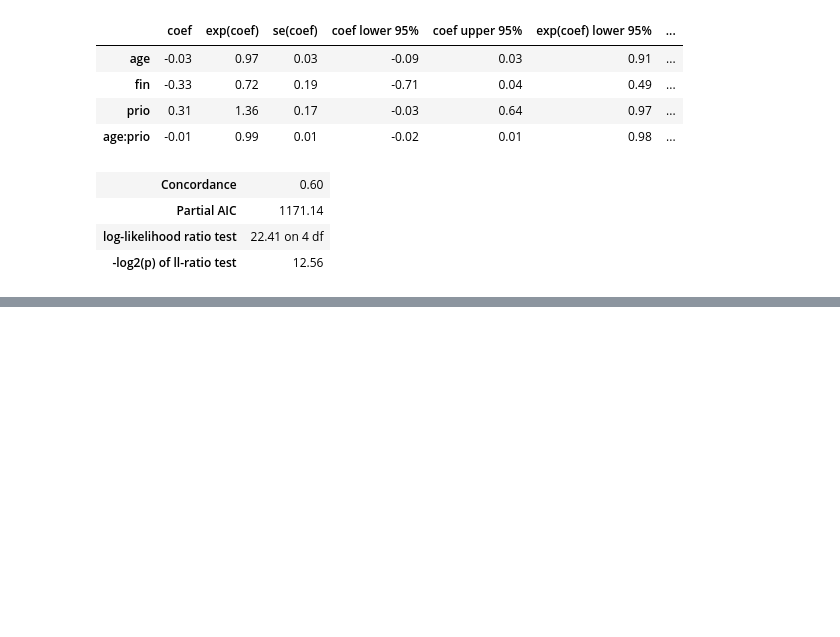
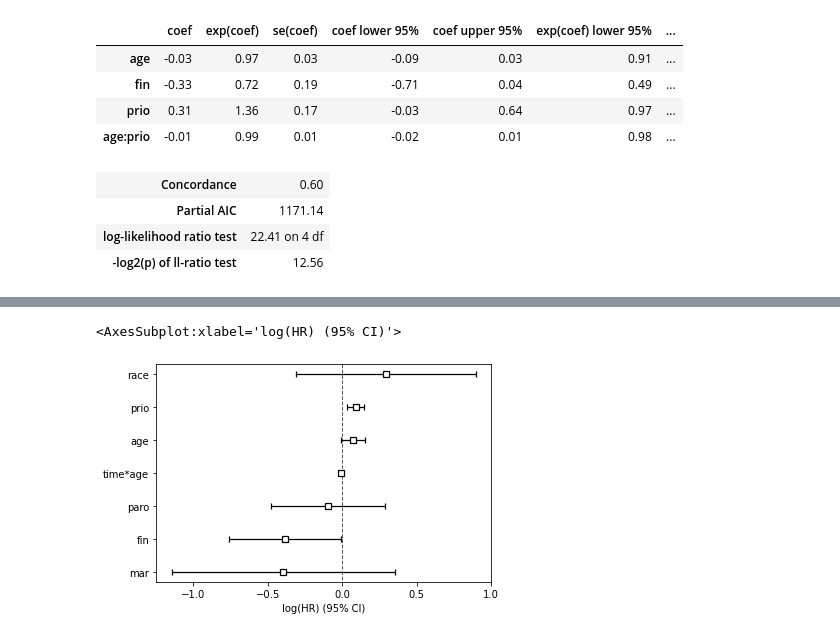
Before and after one commit to seolbluewings/Python, a Jupyter notebook: Cox PH Model.ipynb, the cells around one changed output, grey strips where cells are left out. Saved outputs shown, nothing was run; the diff lists cells and outputs as text; code cells hidden in the pictures; blank space fills up the shorter version.

```diff
--- a/Cox PH Model.ipynb
+++ b/Cox PH Model.ipynb
@@ -223,0 +202,4 @@ cph.print_summary()
+# %%
+cph.fit(rossi, 'week', 'arrest', strata=['wexp'], formula="bs(age, df=4, lower_bound=10, upper_bound=50) + fin +race + mar + paro + prio")
+cph.print_summary(model="spline_model"); print()
+cph.check_assumptions(rossi, show_plots=True, p_value_threshold=0.05)
@@ -223,0 +235,4 @@ cph.print_summary()
+# %%
+from lifelines.utils import to_episodic_format
+rossi_long = to_episodic_format(rossi, duration_col='week', event_col='arrest', time_gaps=1.)
+rossi_long.head(15)
@@ -223,0 +256,2 @@ cph.print_summary()
+# %%
+rossi_long['time*age'] = rossi_long['age'] * rossi_long['stop']
@@ -223,0 +270,6 @@ cph.print_summary()
+# %%
+from lifelines import CoxTimeVaryingFitter
+ctv = CoxTimeVaryingFitter()
+ctv.fit(rossi_long,id_col='id',
+        event_col='arrest',start_col='start',stop_col='stop',strata=['wexp'])
+ctv.print_summary(3, model="age * time interaction")
@@ -223,0 +297,5 @@ cph.print_summary()
+# %%
+ctv.plot()
+# %% [output]
+<AxesSubplot:xlabel='log(HR) (95% CI)'>
+[figure, added]
```
Also changed, not shown: parts of 11 cells of this notebook.
